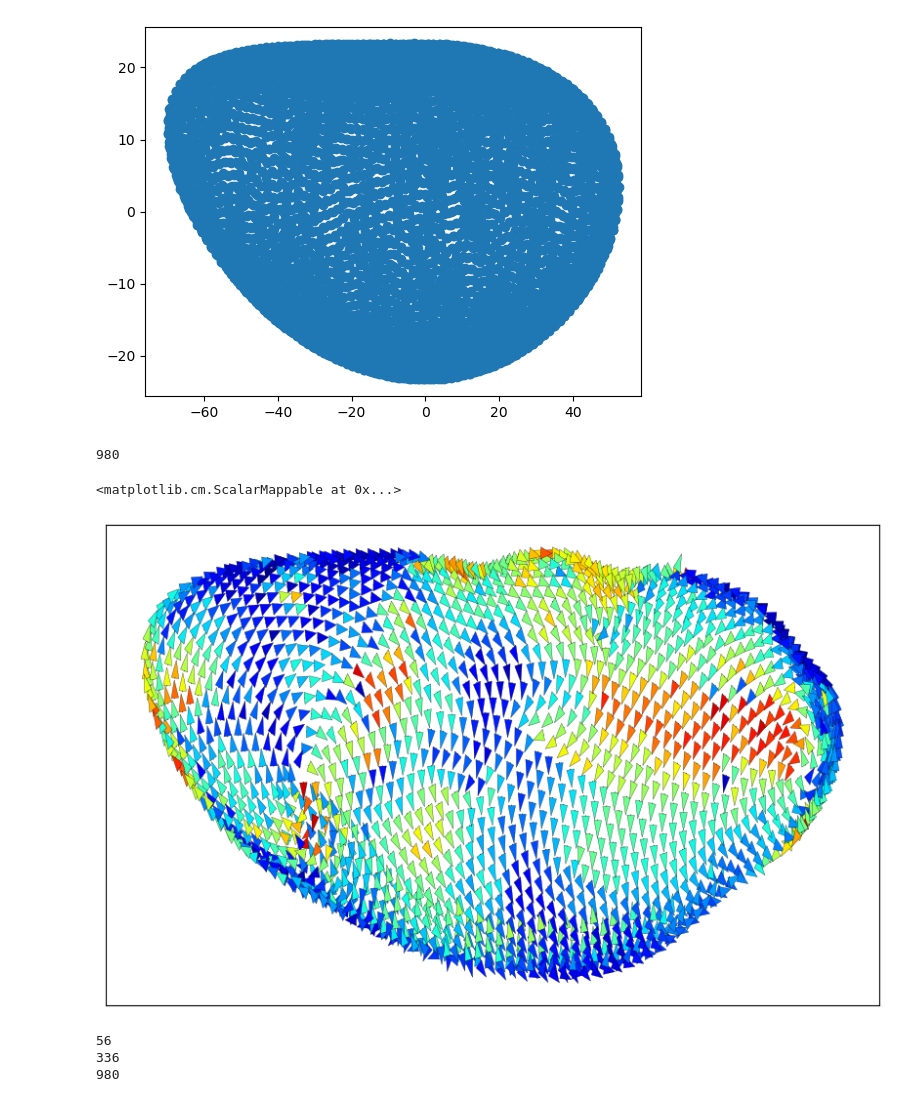
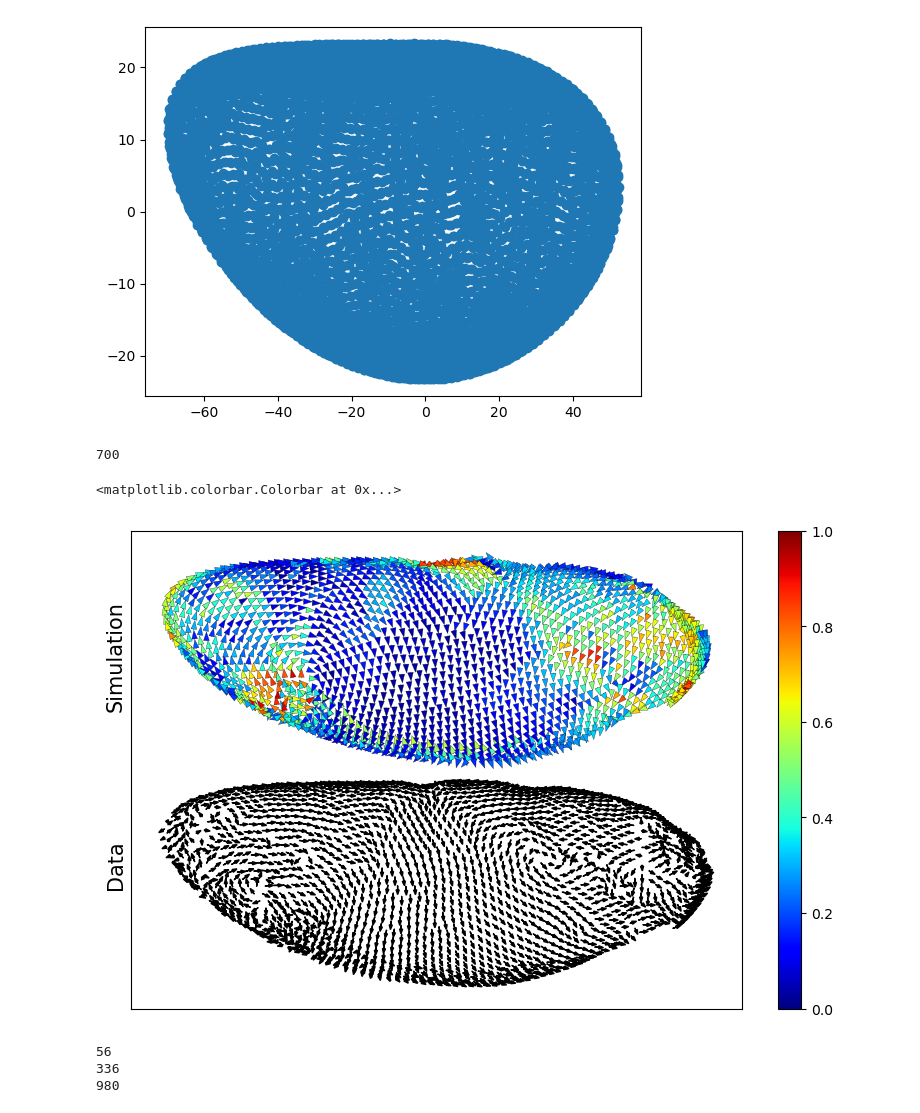
Before and after one commit to JakobSchauser/Thesis, a Jupyter notebook: CompareToData/Quiverplot/Quiverplot.ipynb, the cells around one changed output. Saved outputs shown, nothing was run; the diff lists cells and outputs as text; code cells hidden in the pictures.

Commit message:
might need some explanatory plots

```diff
--- a/CompareToData/Quiverplot/Quiverplot.ipynb
+++ b/CompareToData/Quiverplot/Quiverplot.ipynb
@@ -3,13 +3,16 @@ import numpy as np
 import h5py
 import cv2
 import matplotlib.pyplot as plt
-path = '../../CodePass2/runs/'
-path = "D:/"
-with h5py.File(path + '/finale_normal.hdf5', 'r') as f:
-    # read the data
-    positions = f['x'][:]
-    properties = f['properties'][:][0]
-    p = f['p'][:]
+# path = '../../CodePass2/runs/'
+# path = "D:/"
+# with h5py.File(path + '/finale_normal.hdf5', 'r') as f:
+#     # read the data
+#     positions = f['x'][:]
+#     properties = f['properties'][:][0]
+#     p = f['p'][:]
+
+positions = np.load("../f_poss.npy")
+properties = np.load("../f_properties.npy")
 # %%
 
 start_x = positions[0, :, 0]
@@ -304,7 +304,8 @@ plt.scatter(sim_poss[0,:,0], sim_poss[0,:,2])
 [figure]
 # %%
 overlaps = np.load('overlaps_normal.npy')
-np.save('avg_compared_dirs_normal.npy', avg_compared_dirs)
+avg_compared_dirs = np.load('avg_compared_dirs_normal.npy')
+# np.save('avg_compared_dirs_normal.npy', avg_compared_dirs)
 
 scale = int(sim_poss.shape[0]/100)
 # %%
@@ -332,41 +333,50 @@ def make_inset_plot(iii, ax):
     cmap = matplotlib.colormaps.get_cmap('jet')
 
     # ax.scatter(sim_poss[sim_t][:,0][sim_poss[sim_t][:,1]>0], sim_poss[sim_t][:,2][sim_poss[sim_t][:,1]>0], c = over[sim_poss[sim_t][:,1]>0], cmap = cmap, s = 20)
 
-    for cell_id, (pos, dir, stasdir) in enumerate(zip(sim_poss[sim_t], sim_dirs[sim_t], avg_compared_dirs[ind])):
+    ax.text(-83,-10,"Simulation", rotation = 90, fontsize = 15)
+    ax.text(-83,-50,"Data", rotation = 90, fontsize = 15)
+    for cell_id, (pos, dir, stasdir) in enumerate(zip(sim_poss[sim_t], sim_dirs[sim_t], avg_compared_dirs[stas_t])):
         xx, yy, zz = pos
 
         # if zz < 0:
         #     if yy > -5:
         #         continue
         # else:
         if yy < 0:
             continue
         if properties[cell_id] == 2:
             continue
 
-        # ax.arrow(pos[0], pos[2], dir[0]*0.1, dir[2]*0.1,  alpha = 1., head_width = 1.3, facecolor =  cmap(over[cell_id]/np.pi), edgecolor = "black", linewidth = 0.2)
+
+
+        ax.arrow(pos[0], pos[2], dir[0]*0.1, dir[2]*0.1,  alpha = 1., head_width = 1.3, facecolor =  cmap(over[cell_id]/np.pi), edgecolor = "black", linewidth = 0.2)
         # make stream plot
 
-        # ax.arrow(pos[0], pos[2], stasdir[0], stasdir[2], color = "black", alpha = 1., head_width = 0.7)
+        px = -50
+        ax.arrow(pos[0], pos[2]+px, stasdir[0], stasdir[2], color = "black", alpha = 1., head_width = 0.7)
 
     # ax.axis('off')
     ax.set_xticks([])
     ax.set_yticks([])
 
     colorbar = plt.cm.ScalarMappable(cmap = cmap)
     return colorbar
 
-fig, ax = plt.subplots(1, 1, figsize=(8,5), constrained_layout=True, sharex=True, sharey=True)
+fig, ax = plt.subplots(1, 1, figsize=(10,5), constrained_layout=True, sharex=True, sharey=True)
 
+ax.set_aspect('equal', adjustable='box')
 # for i, ax in enumerate(axs.flatten()):
 #     make_inset_plot(i, ax)
 
-make_inset_plot(35,ax)
+
+cbar = make_inset_plot(25, ax)
+
+fig.colorbar(cbar,fraction=0.046, pad=0.04) #orientation = "horizontal")
 # %% [output]
-980
+700
-<matplotlib.cm.ScalarMappable at 0x...>
+<matplotlib.colorbar.Colorbar at 0x...>
-[figure, old version]
+[figure, new version]
 # %%
 ymean = 1-np.array([np.mean(o[~np.isnan(o)]) for o in overlaps])/np.pi
 yerr = [np.std(o[~np.isnan(o)]) for o in overlaps]
```
Also changed, not shown: parts of 1 cell of this notebook, 1 other file.
